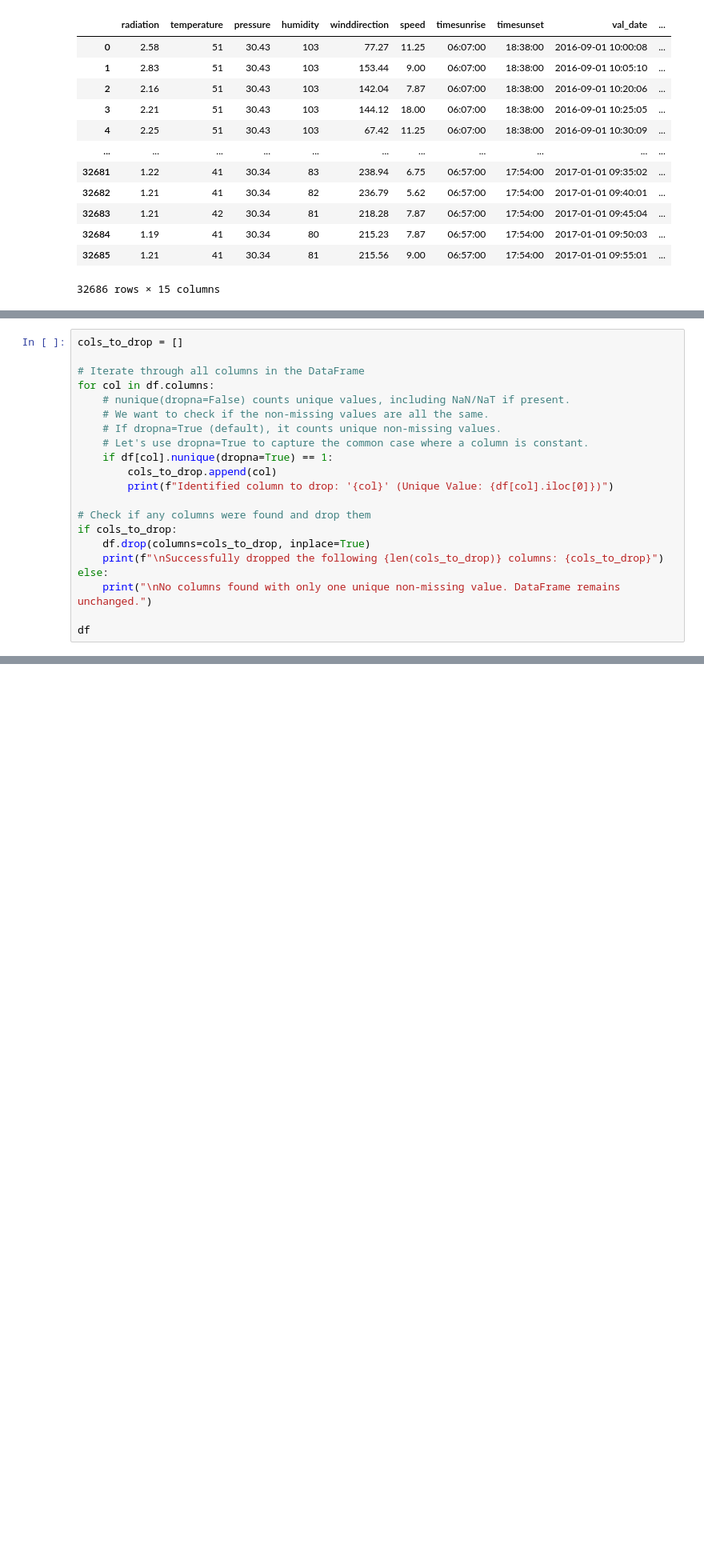
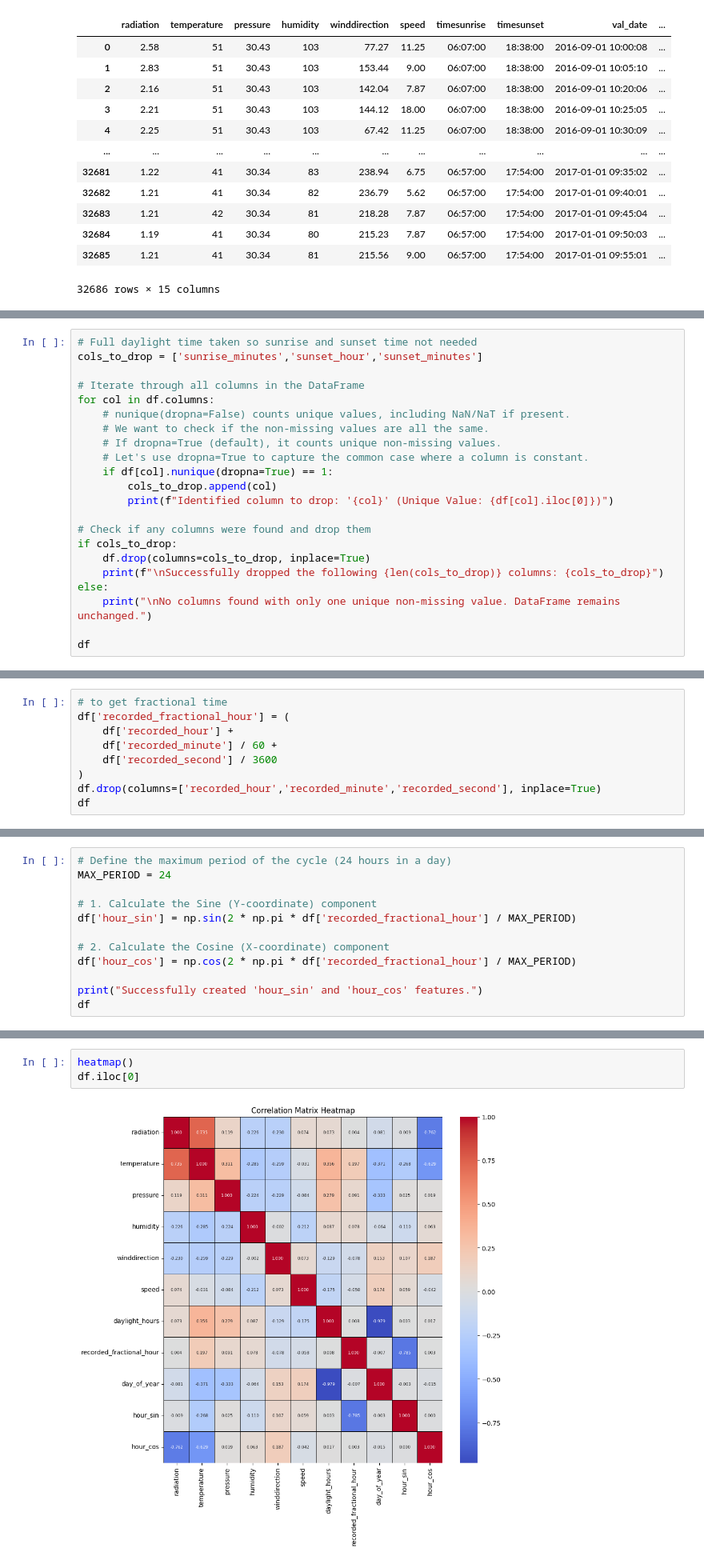
Before and after one commit to ashish911in/Datatalks_MLZoomCamp_2025_MidtermProj, a Jupyter notebook: Notebooks/learning.ipynb, the cells around one changed output, grey strips where cells are left out. Shown at 80% size. Drawn from its saved outputs; the diff is of its cells as text; blank space fills up the shorter version.

Commit message:
Most work done. Time to fine tune

```diff
--- a/Notebooks/learning.ipynb
+++ b/Notebooks/learning.ipynb
@@ -344,5 +283,6 @@ dtype: int64
 # %%
-cols_to_drop = []
+# Full daylight time taken so sunrise and sunset time not needed
+cols_to_drop = ['sunrise_minutes','sunset_hour','sunset_minutes']
 
 # Iterate through all columns in the DataFrame
 for col in df.columns:
@@ -405,0 +345,9 @@ df.to_csv(DATA_LOCATION+INTERMEDIARY_FILE, index=False)
+# %%
+# to get fractional time
+df['recorded_fractional_hour'] = (
+    df['recorded_hour'] +
+    df['recorded_minute'] / 60 +
+    df['recorded_second'] / 3600
+)
+df.drop(columns=['recorded_hour','recorded_minute','recorded_second'], inplace=True)
+df
@@ -405,0 +418,12 @@ df.to_csv(DATA_LOCATION+INTERMEDIARY_FILE, index=False)
+# %%
+# Define the maximum period of the cycle (24 hours in a day)
+MAX_PERIOD = 24
+
+# 1. Calculate the Sine (Y-coordinate) component
+df['hour_sin'] = np.sin(2 * np.pi * df['recorded_fractional_hour'] / MAX_PERIOD)
+
+# 2. Calculate the Cosine (X-coordinate) component
+df['hour_cos'] = np.cos(2 * np.pi * df['recorded_fractional_hour'] / MAX_PERIOD)
+
+print("Successfully created 'hour_sin' and 'hour_cos' features.")
+df
@@ -405,0 +445,5 @@ df.to_csv(DATA_LOCATION+INTERMEDIARY_FILE, index=False)
+# %%
+heatmap()
+df.iloc[0]
+# %% [output]
+[figure, added]
```
Also changed, not shown: parts of 42 cells of this notebook, 5 other files.
